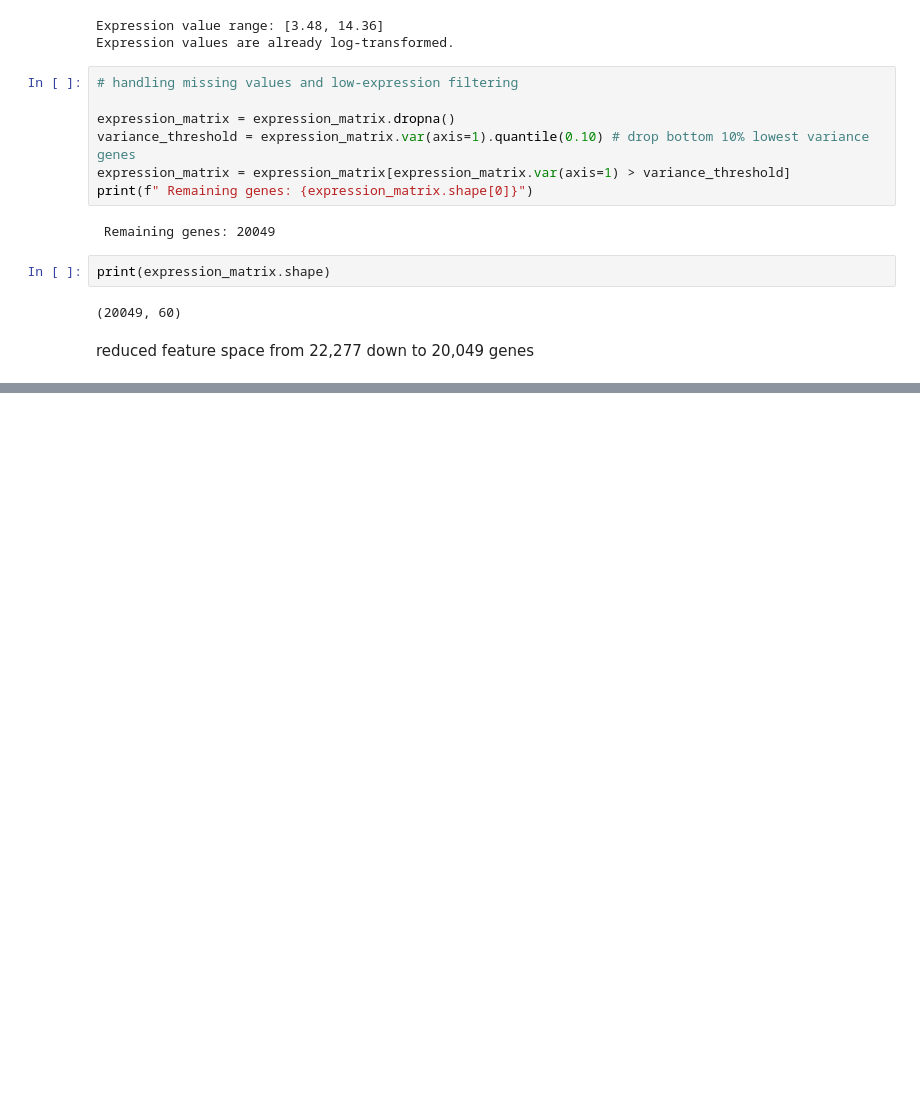
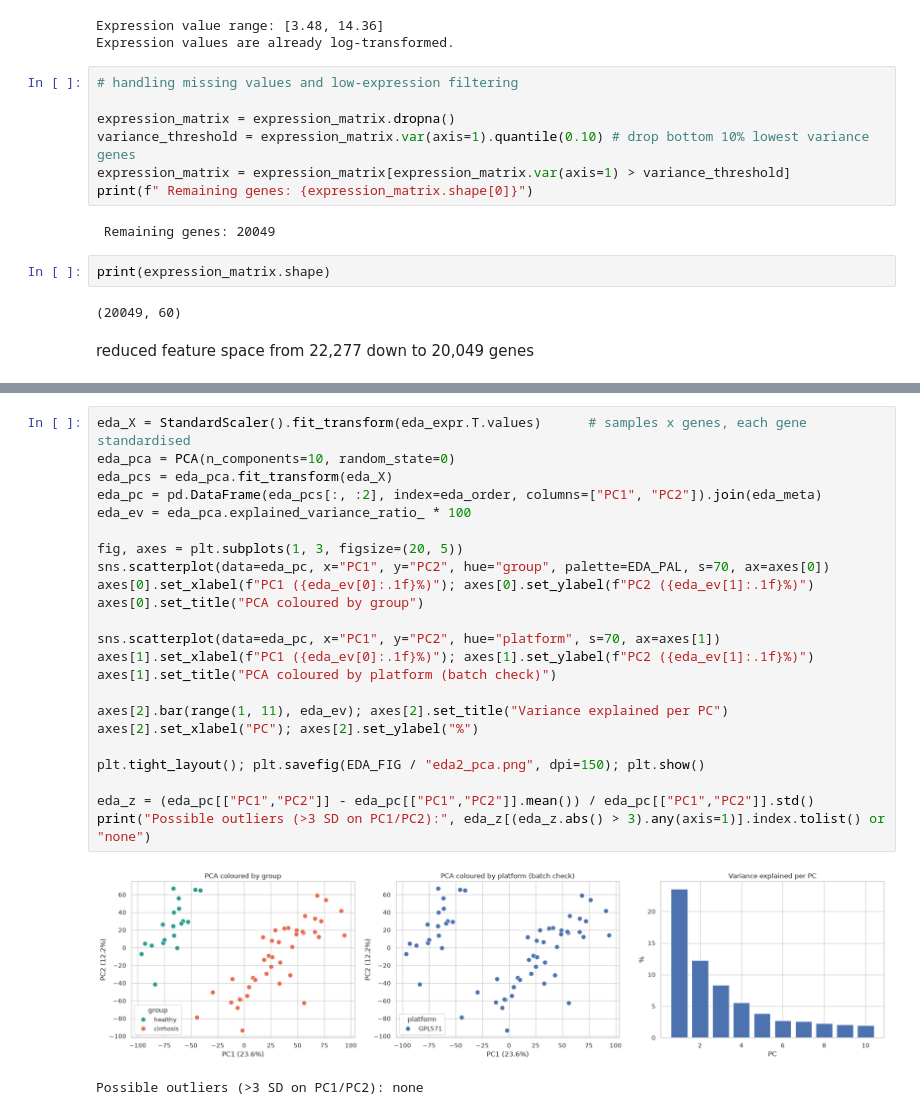
Before and after one commit to Jimmy-szn/cirrhosis-cyp-expression, a Jupyter notebook: notebooks/main.ipynb, the cells around one changed output, grey strips where cells are left out. Drawn from its saved outputs; the diff is of its cells as text; blank space fills up the shorter version.

Commit message:
Implemented Exploratory Data ANalysis

```diff
--- a/notebooks/main.ipynb
+++ b/notebooks/main.ipynb
@@ -360,0 +501,26 @@ reduced feature space from 22,277 down to 20,049 genes
+# %%
+eda_X = StandardScaler().fit_transform(eda_expr.T.values)      # samples x genes, each gene standardised
+eda_pca = PCA(n_components=10, random_state=0)
+eda_pcs = eda_pca.fit_transform(eda_X)
+eda_pc = pd.DataFrame(eda_pcs[:, :2], index=eda_order, columns=["PC1", "PC2"]).join(eda_meta)
+eda_ev = eda_pca.explained_variance_ratio_ * 100
+
+fig, axes = plt.subplots(1, 3, figsize=(20, 5))
+sns.scatterplot(data=eda_pc, x="PC1", y="PC2", hue="group", palette=EDA_PAL, s=70, ax=axes[0])
+axes[0].set_xlabel(f"PC1 ({eda_ev[0]:.1f}%)"); axes[0].set_ylabel(f"PC2 ({eda_ev[1]:.1f}%)")
+axes[0].set_title("PCA coloured by group")
+
+sns.scatterplot(data=eda_pc, x="PC1", y="PC2", hue="platform", s=70, ax=axes[1])
+axes[1].set_xlabel(f"PC1 ({eda_ev[0]:.1f}%)"); axes[1].set_ylabel(f"PC2 ({eda_ev[1]:.1f}%)")
+axes[1].set_title("PCA coloured by platform (batch check)")
+
+axes[2].bar(range(1, 11), eda_ev); axes[2].set_title("Variance explained per PC")
+axes[2].set_xlabel("PC"); axes[2].set_ylabel("%")
+
+plt.tight_layout(); plt.savefig(EDA_FIG / "eda2_pca.png", dpi=150); plt.show()
+
+eda_z = (eda_pc[["PC1","PC2"]] - eda_pc[["PC1","PC2"]].mean()) / eda_pc[["PC1","PC2"]].std()
+print("Possible outliers (>3 SD on PC1/PC2):", eda_z[(eda_z.abs() > 3).any(axis=1)].index.tolist() or "none")
+# %% [output]
+[figure, added]
+Possible outliers (>3 SD on PC1/PC2): none
```
Also changed, not shown: parts of 13 cells of this notebook, 6 other files.
